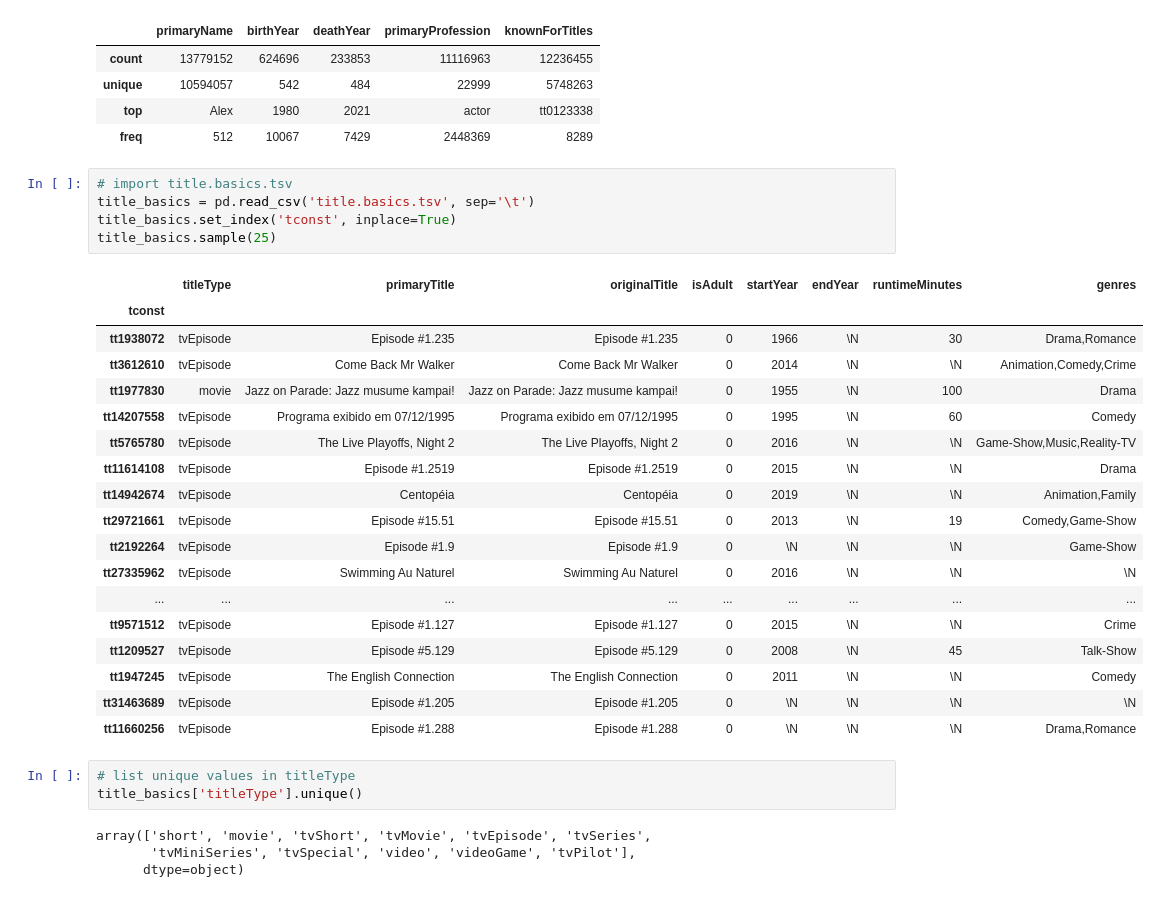
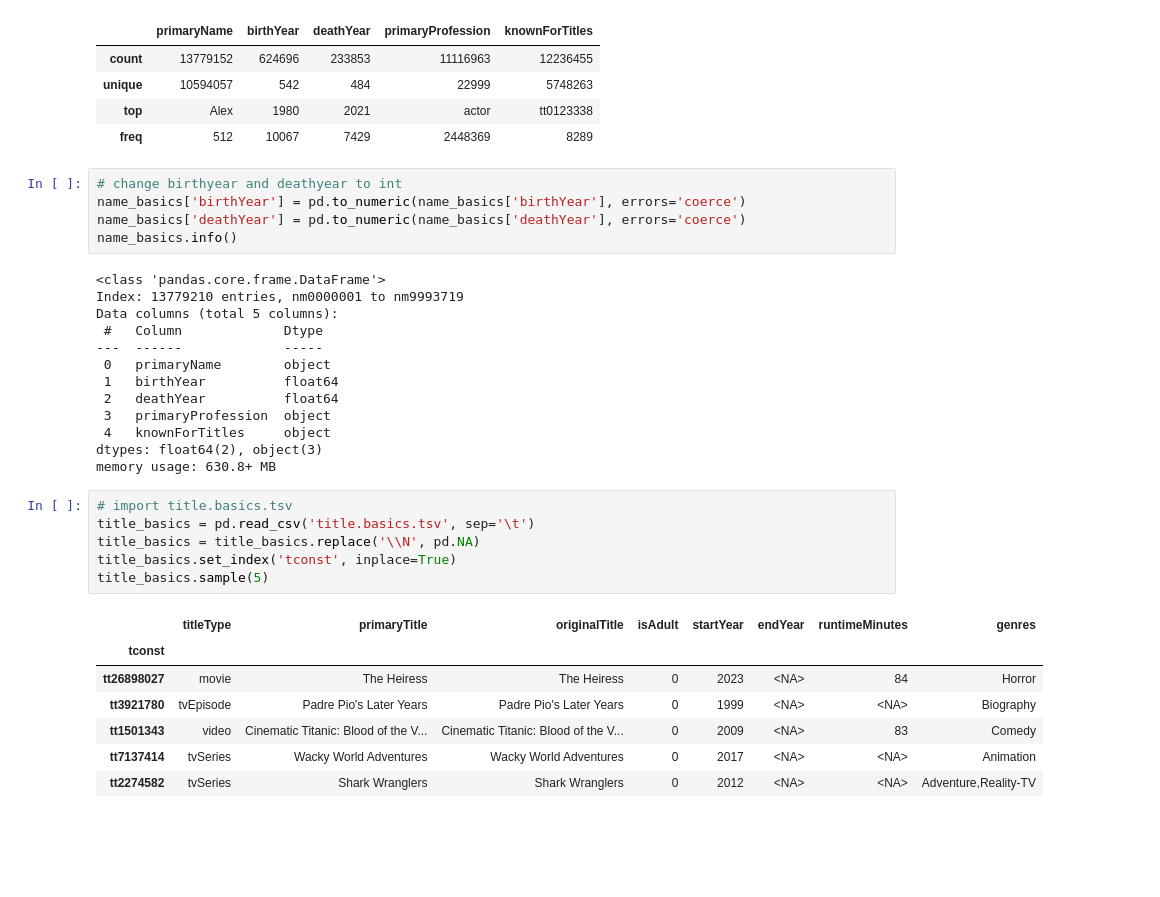
Before and after one commit to SharpWave/Dave_ML, a Jupyter notebook: IMDB2SQL.ipynb, the cells around one changed output. Cells and saved outputs as stored; diff of their text form; blank space fills up the shorter version.

```diff
--- a/IMDB2SQL.ipynb
+++ b/IMDB2SQL.ipynb
@@ -33,34 +33,35 @@ name_basics.describe(include='all')
 | unique | 10594057 | 542 | 484 | 22999 | 5748263 |
 | top | Alex | 1980 | 2021 | actor | tt0123338 |
 | freq | 512 | 10067 | 7429 | 2448369 | 8289 |
+# %%
+# change birthyear and deathyear to int
+name_basics['birthYear'] = pd.to_numeric(name_basics['birthYear'], errors='coerce')
+name_basics['deathYear'] = pd.to_numeric(name_basics['deathYear'], errors='coerce')
+name_basics.info()
+# %% [output]
+<class 'pandas.core.frame.DataFrame'>
+Index: 13779210 entries, nm0000001 to nm9993719
+Data columns (total 5 columns):
+ #   Column             Dtype
+---  ------             -----
+ 0   primaryName        object
+ 1   birthYear          float64
+ 2   deathYear          float64
+ 3   primaryProfession  object
+ 4   knownForTitles     object
+dtypes: float64(2), object(3)
+memory usage: 630.8+ MB
 # %%
 # import title.basics.tsv
 title_basics = pd.read_csv('title.basics.tsv', sep='\t')
+title_basics = title_basics.replace('\\N', pd.NA)
 title_basics.set_index('tconst', inplace=True)
-title_basics.sample(25)
+title_basics.sample(5)
 # %% [output]
 |  | titleType | primaryTitle | originalTitle | isAdult | startYear | endYear | runtimeMinutes | genres |
 | tconst |  |  |  |  |  |  |  |  |
-| tt1938072 | tvEpisode | Episode #1.235 | Episode #1.235 | 0 | 1966 | \N | 30 | Drama,Romance |
-| tt3612610 | tvEpisode | Come Back Mr Walker | Come Back Mr Walker | 0 | 2014 | \N | \N | Animation,Comedy,Crime |
-| tt1977830 | movie | Jazz on Parade: Jazz musume kampai! | Jazz on Parade: Jazz musume kampai! | 0 | 1955 | \N | 100 | Drama |
-| tt14207558 | tvEpisode | Programa exibido em 07/12/1995 | Programa exibido em 07/12/1995 | 0 | 1995 | \N | 60 | Comedy |
-| tt5765780 | tvEpisode | The Live Playoffs, Night 2 | The Live Playoffs, Night 2 | 0 | 2016 | \N | \N | Game-Show,Music,Reality-TV |
-| tt11614108 | tvEpisode | Episode #1.2519 | Episode #1.2519 | 0 | 2015 | \N | \N | Drama |
-| tt14942674 | tvEpisode | Centopéia | Centopéia | 0 | 2019 | \N | \N | Animation,Family |
-| tt29721661 | tvEpisode | Episode #15.51 | Episode #15.51 | 0 | 2013 | \N | 19 | Comedy,Game-Show |
-| tt2192264 | tvEpisode | Episode #1.9 | Episode #1.9 | 0 | \N | \N | \N | Game-Show |
-| tt27335962 | tvEpisode | Swimming Au Naturel | Swimming Au Naturel | 0 | 2016 | \N | \N | \N |
-| ... | ... | ... | ... | ... | ... | ... | ... | ... |
-| tt9571512 | tvEpisode | Episode #1.127 | Episode #1.127 | 0 | 2015 | \N | \N | Crime |
-| tt1209527 | tvEpisode | Episode #5.129 | Episode #5.129 | 0 | 2008 | \N | 45 | Talk-Show |
-| tt1947245 | tvEpisode | The English Connection | The English Connection | 0 | 2011 | \N | \N | Comedy |
-| tt31463689 | tvEpisode | Episode #1.205 | Episode #1.205 | 0 | \N | \N | \N | \N |
-| tt11660256 | tvEpisode | Episode #1.288 | Episode #1.288 | 0 | \N | \N | \N | Drama,Romance |
+| tt26898027 | movie | The Heiress | The Heiress | 0 | 2023 | <NA> | 84 | Horror |
+| tt3921780 | tvEpisode | Padre Pio's Later Years | Padre Pio's Later Years | 0 | 1999 | <NA> | <NA> | Biography |
+| tt1501343 | video | Cinematic Titanic: Blood of the V... | Cinematic Titanic: Blood of the V... | 0 | 2009 | <NA> | 83 | Comedy |
+| tt7137414 | tvSeries | Wacky World Adventures | Wacky World Adventures | 0 | 2017 | <NA> | <NA> | Animation |
+| tt2274582 | tvSeries | Shark Wranglers | Shark Wranglers | 0 | 2012 | <NA> | <NA> | Adventure,Reality-TV |
-# %%
-# list unique values in titleType
-title_basics['titleType'].unique()
-# %% [output]
-array(['short', 'movie', 'tvShort', 'tvMovie', 'tvEpisode', 'tvSeries',
-       'tvMiniSeries', 'tvSpecial', 'video', 'videoGame', 'tvPilot'],
-      dtype=object)
```
Also changed, not shown: parts of 20 cells of this notebook, 1 other file.
